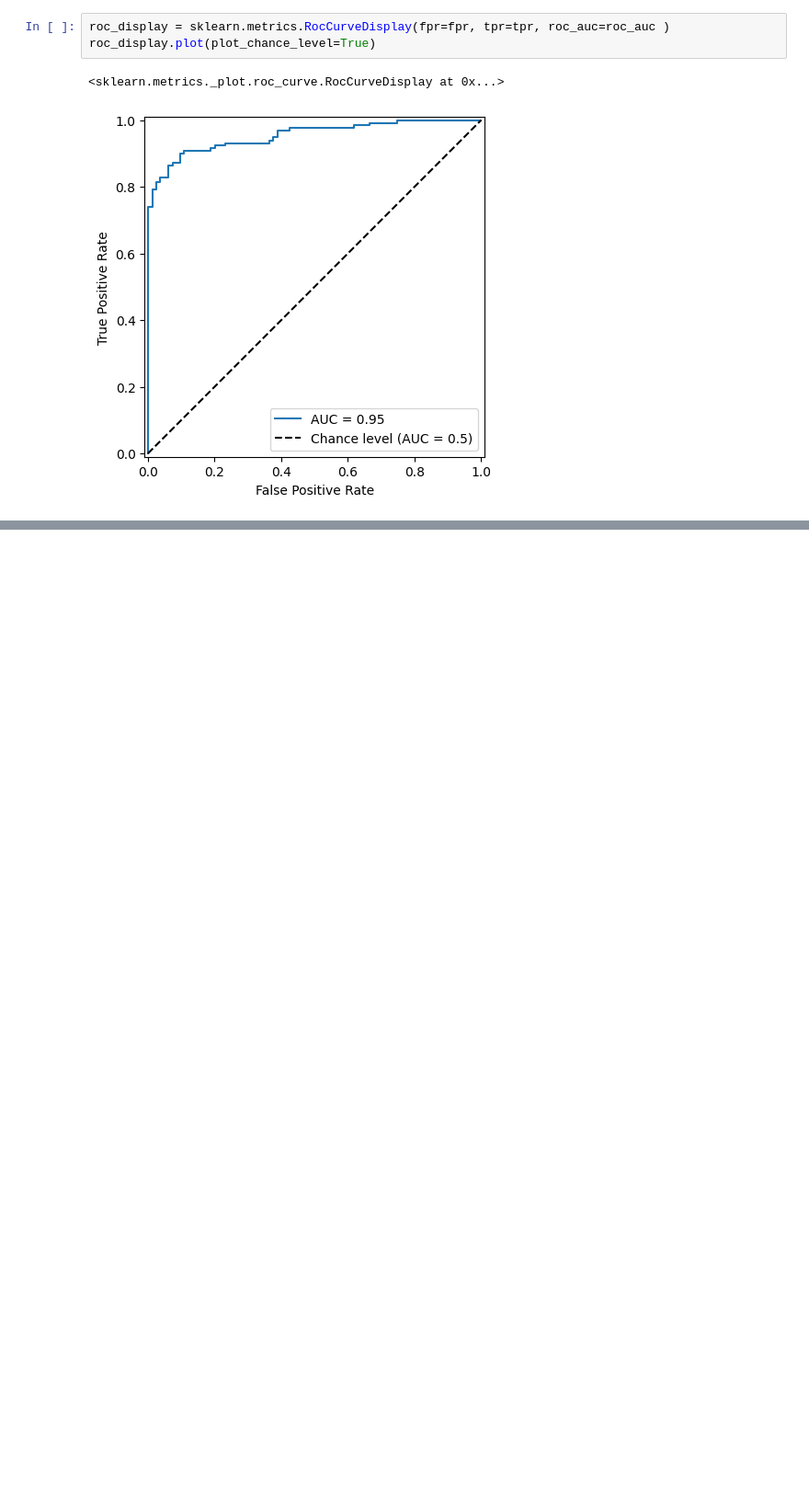
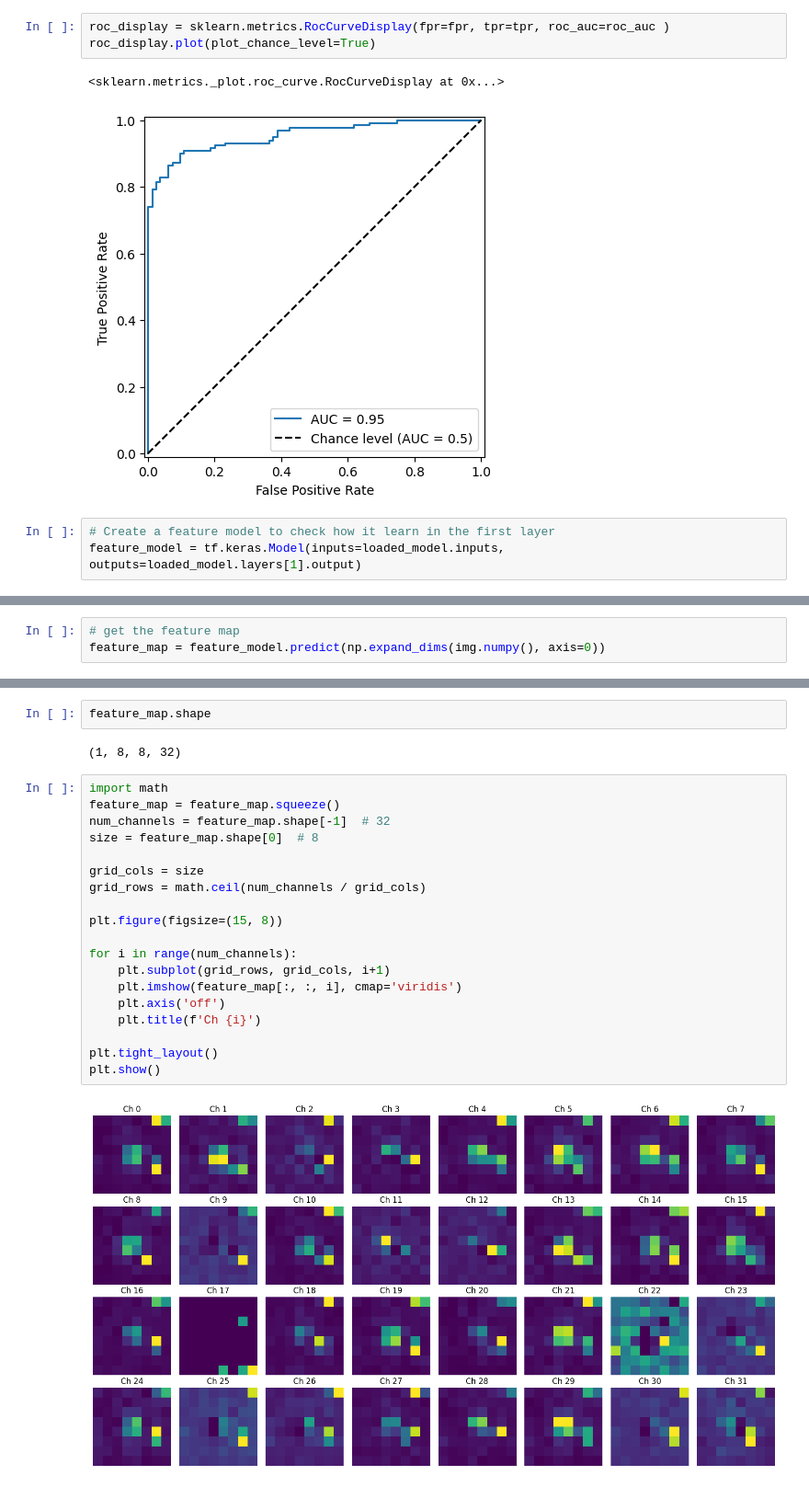
Before and after one commit to nawroz-m/ML_learning, a Jupyter notebook: GalaxyClassificationCNN.ipynb, the cells around one changed output, grey strips where cells are left out. Shown at 92% size. Saved outputs shown, nothing was run; the diff lists cells and outputs as text; blank space fills up the shorter version.

```diff
--- a/GalaxyClassificationCNN.ipynb
+++ b/GalaxyClassificationCNN.ipynb
@@ -549,3 +549,6 @@ roc_display.plot(plot_chance_level=True)
 # %% [output]
 <sklearn.metrics._plot.roc_curve.RocCurveDisplay at 0x...>
 [figure]
+# %%
+# Create a feature model to check how it learn in the first layer
+feature_model = tf.keras.Model(inputs=loaded_model.inputs, outputs=loaded_model.layers[1].output)
@@ -551,0 +581,3 @@ roc_display.plot(plot_chance_level=True)
+# %%
+# get the feature map
+feature_map = feature_model.predict(np.expand_dims(img.numpy(), axis=0))
@@ -551,0 +586,25 @@ roc_display.plot(plot_chance_level=True)
+# %%
+feature_map.shape
+# %% [output]
+(1, 8, 8, 32)
+# %%
+import math
+feature_map = feature_map.squeeze()
+num_channels = feature_map.shape[-1]  # 32
+size = feature_map.shape[0]  # 8
+
+grid_cols = size
+grid_rows = math.ceil(num_channels / grid_cols)
+
+plt.figure(figsize=(15, 8))
+
+for i in range(num_channels):
+    plt.subplot(grid_rows, grid_cols, i+1)
+    plt.imshow(feature_map[:, :, i], cmap='viridis')
+    plt.axis('off')
+    plt.title(f'Ch {i}')
+
+plt.tight_layout()
+plt.show()
+# %% [output]
+[figure, added]
```
Also changed, not shown: parts of 3 cells of this notebook.
